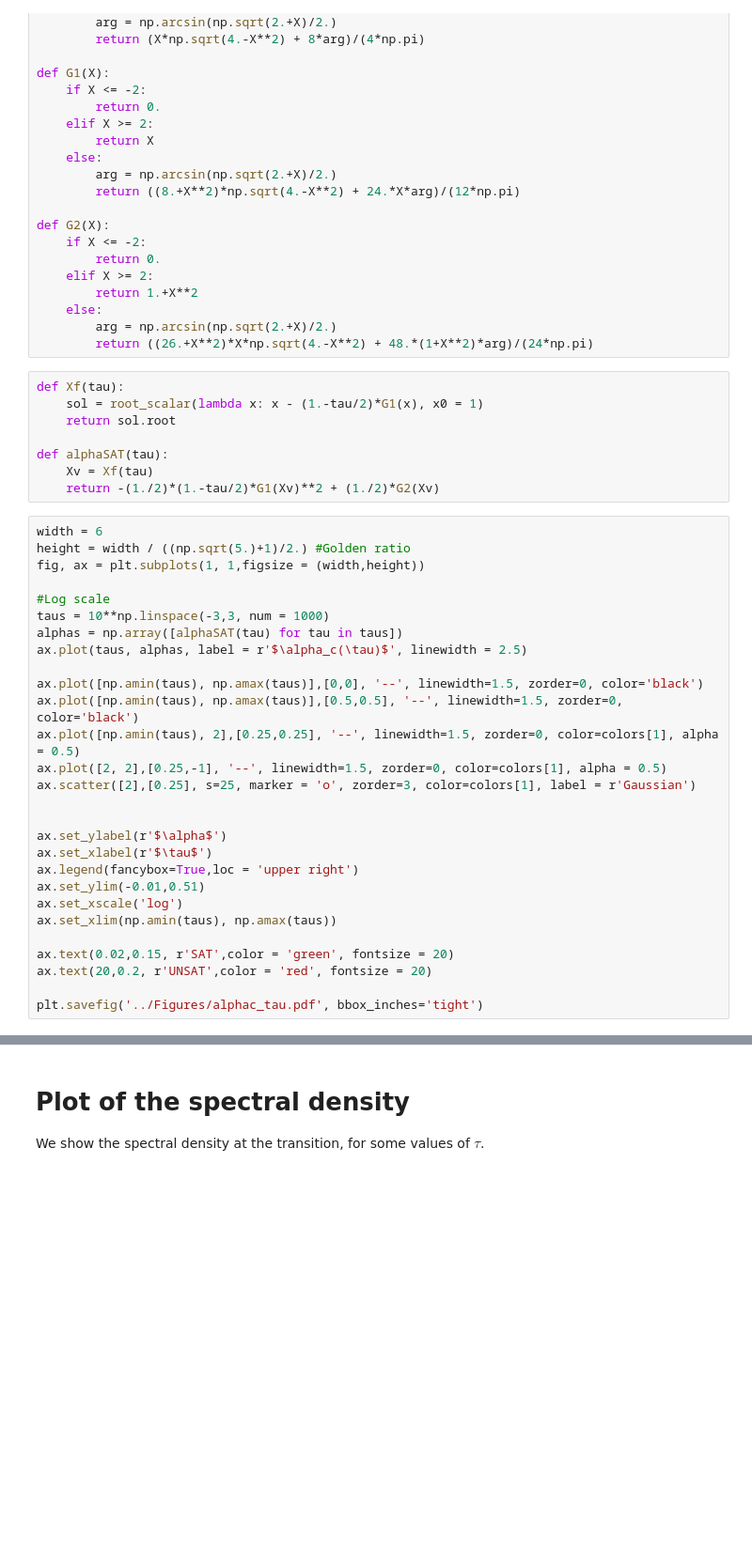
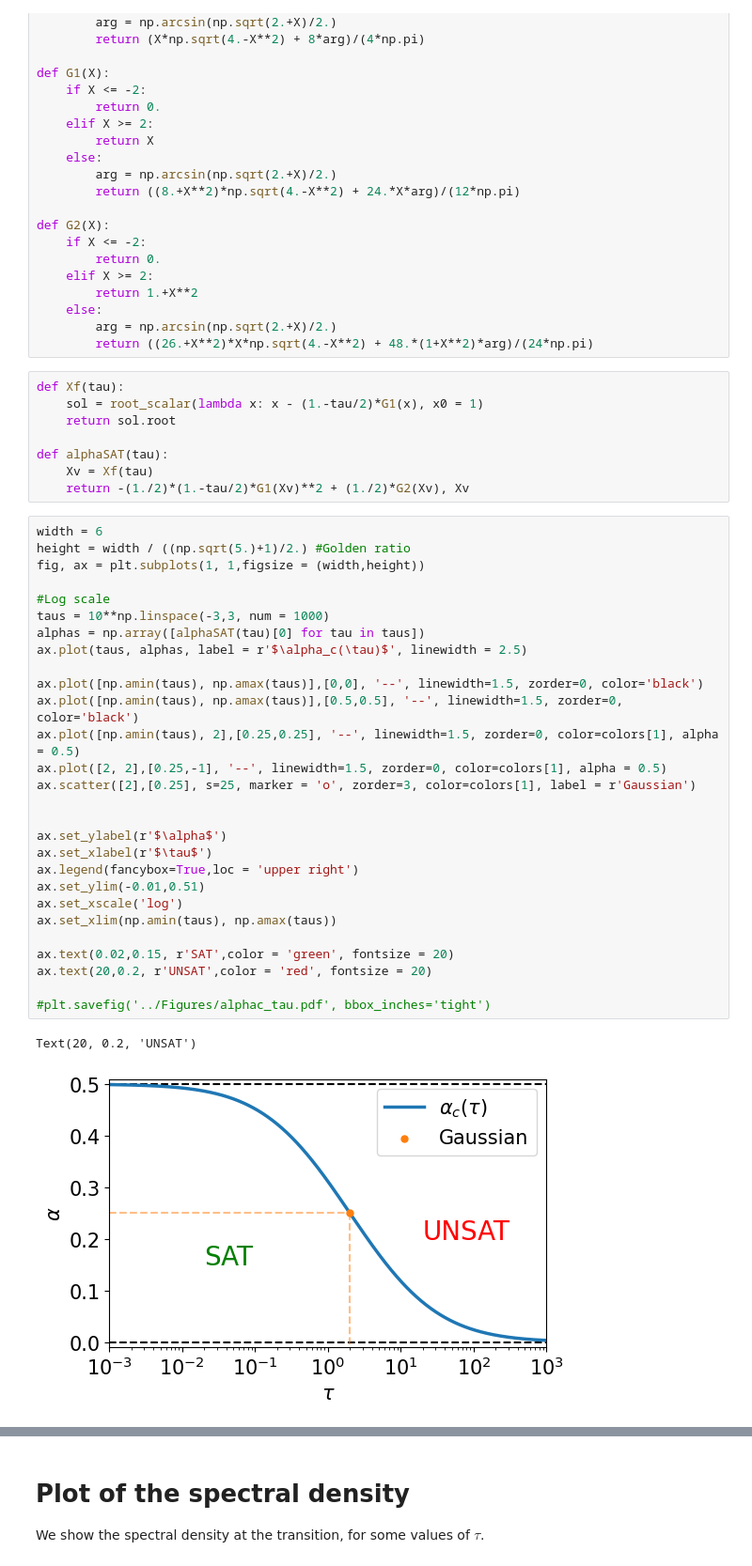
Before and after one commit to AnMaillard/fitting_ellipsoid_replicas, a Jupyter notebook: Notebook_plots/Fluctuating_norm.ipynb, the cells around one changed output, grey strips where cells are left out. Shown: that part at 94% size. Drawn from its saved outputs; the diff is of its cells as text; blank space fills up the shorter version.

```diff
--- a/Notebook_plots/Fluctuating_norm.ipynb
+++ b/Notebook_plots/Fluctuating_norm.ipynb
@@ -48,32 +48,35 @@ def Xf(tau):
 
 def alphaSAT(tau):
     Xv = Xf(tau)
-    return -(1./2)*(1.-tau/2)*G1(Xv)**2 + (1./2)*G2(Xv)
+    return -(1./2)*(1.-tau/2)*G1(Xv)**2 + (1./2)*G2(Xv), Xv
 # %%
 width = 6
 height = width / ((np.sqrt(5.)+1)/2.) #Golden ratio
 fig, ax = plt.subplots(1, 1,figsize = (width,height))
 
 #Log scale
 taus = 10**np.linspace(-3,3, num = 1000)
-alphas = np.array([alphaSAT(tau) for tau in taus])
+alphas = np.array([alphaSAT(tau)[0] for tau in taus])
 ax.plot(taus, alphas, label = r'$\alpha_c(\tau)$', linewidth = 2.5)
 
 ax.plot([np.amin(taus), np.amax(taus)],[0,0], '--', linewidth=1.5, zorder=0, color='black')
 ax.plot([np.amin(taus), np.amax(taus)],[0.5,0.5], '--', linewidth=1.5, zorder=0, color='black')
 ax.plot([np.amin(taus), 2],[0.25,0.25], '--', linewidth=1.5, zorder=0, color=colors[1], alpha = 0.5)
 ax.plot([2, 2],[0.25,-1], '--', linewidth=1.5, zorder=0, color=colors[1], alpha = 0.5)
 ax.scatter([2],[0.25], s=25, marker = 'o', zorder=3, color=colors[1], label = r'Gaussian')
 
 
 ax.set_ylabel(r'$\alpha$')
 ax.set_xlabel(r'$\tau$')
 ax.legend(fancybox=True,loc = 'upper right')
 ax.set_ylim(-0.01,0.51)
 ax.set_xscale('log')
 ax.set_xlim(np.amin(taus), np.amax(taus))
 
 ax.text(0.02,0.15, r'SAT',color = 'green', fontsize = 20)
 ax.text(20,0.2, r'UNSAT',color = 'red', fontsize = 20)
 
-plt.savefig('../Figures/alphac_tau.pdf', bbox_inches='tight')
+#plt.savefig('../Figures/alphac_tau.pdf', bbox_inches='tight')
+# %% [output]
+Text(20, 0.2, 'UNSAT')
+[figure, added]
```
Also changed, not shown: parts of 1 cell of this notebook, 5 other files.
